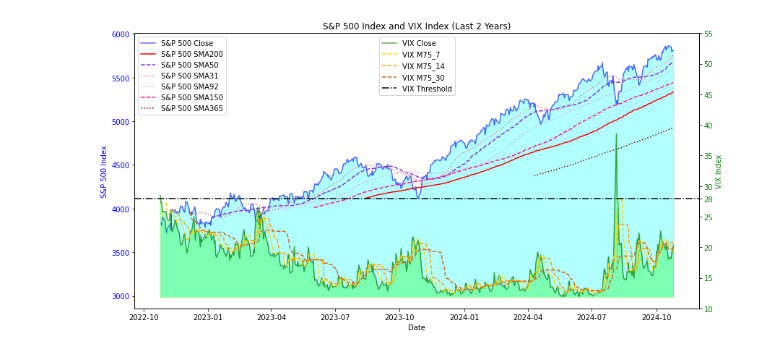
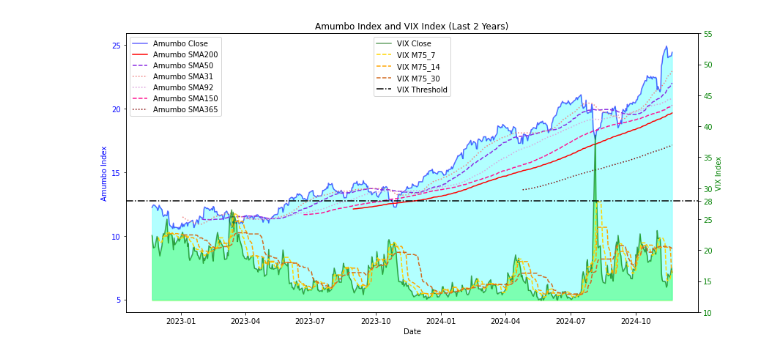
Before and after one commit to NIlS-Z99/Invest-Tool, a Jupyter notebook: amumbo.ipynb, the cells around one changed output. Cells and saved outputs as stored; diff of their text form; code cells hidden in the pictures.

Commit message:
update amumbo strat with extra direct etf analysis

```diff
--- a/amumbo.ipynb
+++ b/amumbo.ipynb
@@ -1,5 +1,5 @@
 # %%
-from amumbo_strat_helper import get_vix_data, get_sp500_data, check_signals, plot_scraped_data
+from amumbo_strat_helper import get_vix_data, get_sp500_data, get_amumbo_data, check_signals, plot_scraped_data
 # Parameters
 VIX_THRESHOLD = 28  # Define high volatility as VIX > 28
 SMA_PERIOD = 50     # For quarter 200 moving average
@@ -7,8 +7,9 @@ SMA_PERIOD = 50     # For quarter 200 moving average
 # Get data
 vix_data = get_vix_data()
 sp500_data = get_sp500_data()
+amumbo_data = get_amumbo_data()
 
-vix_data.columns, sp500_data.columns, vix_data.shape, sp500_data.shape
+vix_data.columns, sp500_data.columns, amumbo_data.columns, vix_data.shape, sp500_data.shape, amumbo_data.shape
 # %% [output]
 [*********************100%***********************]  1 of 1 completed
 [*********************100%***********************]  1 of 1 completed
@@ -31,5 +49,5 @@ Market conditions are stable. No immediate action needed.
 # %%
-# Plot the scraped data
-plot_scraped_data(sp500_data, vix_data, VIX_THRESHOLD, SMA_PERIOD)
+# Plot the Amumbo Analysis
+plot_scraped_data(amumbo_data, vix_data, VIX_THRESHOLD, SMA_PERIOD, 'Amumbo')
 # %% [output]
-[figure, old version]
+[figure, new version]
```
Also changed, not shown: parts of 3 cells of this notebook, 2 other files.
